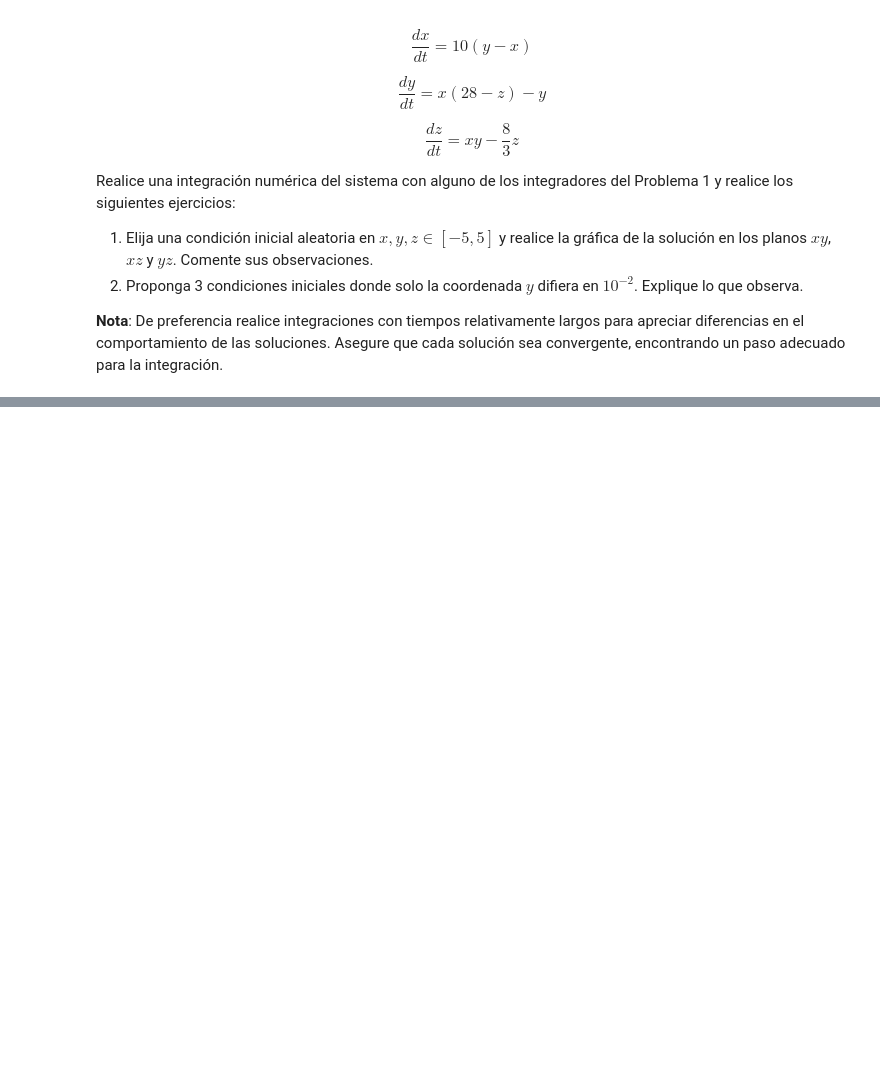
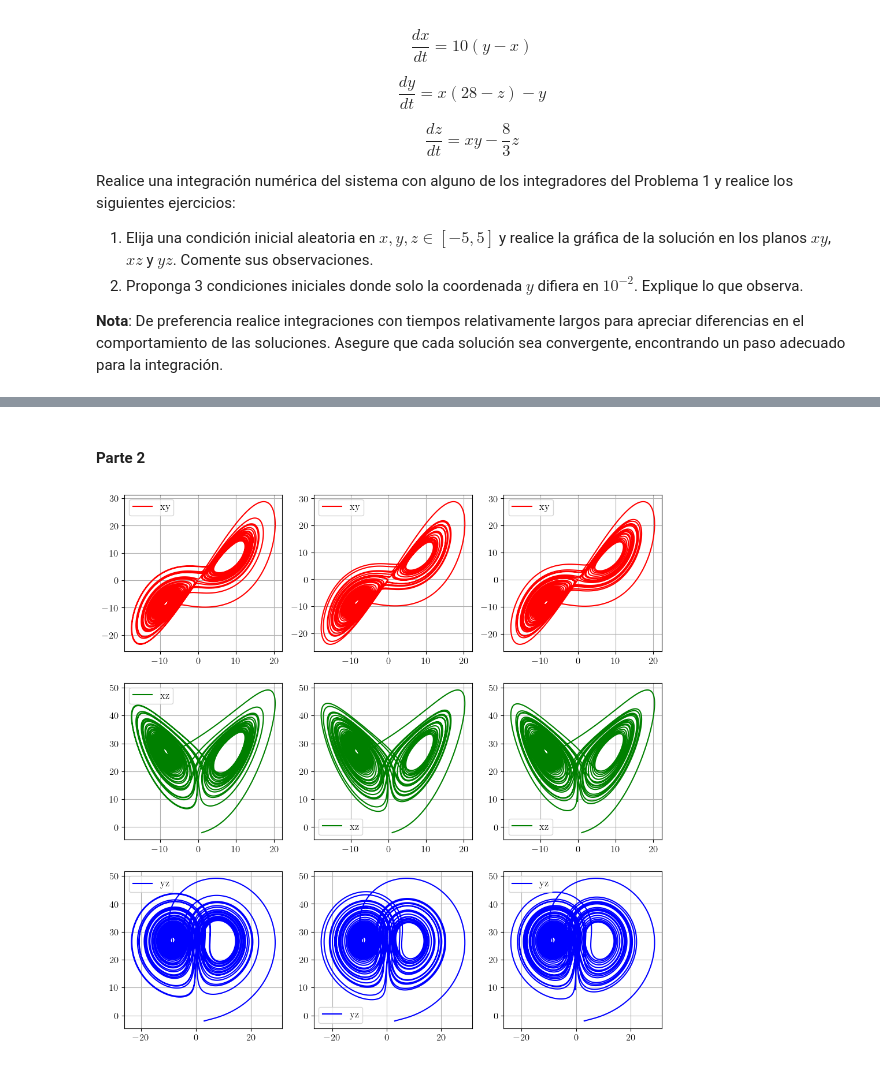
Before and after one commit to tamoaltas/FIS-COMP, a Jupyter notebook: tareas/tarea_3_Vidal_Tamayo_Tamez_Roman_Tamez.ipynb, the cells around one changed output, grey strips where cells are left out. Saved outputs shown, nothing was run; the diff lists cells and outputs as text; code cells hidden in the pictures; blank space fills up the shorter version.

```diff
--- a/tareas/tarea_3_Vidal_Tamayo_Tamez_Roman_Tamez.ipynb
+++ b/tareas/tarea_3_Vidal_Tamayo_Tamez_Roman_Tamez.ipynb
@@ -414,15 +446,2 @@ y0s = [
 
 sols = [integrar_RK4(edo_4, t0, ini, tf, h) for ini in y0s]
-# %%
-for tysol in sols:
-    t, sol = tysol
-
-    print(sol[-1,0])
-    print(sol[-1,1])
-    print(sol[-1,2])
-
-    plt.plot(sol[:, 0], sol[:, 1], color='r', label='xy')
-    plt.plot(sol[:, 0], sol[:, 2], color='g', label='xz')
-    plt.plot(sol[:, 1], sol[:, 2], color='b', label='yz')
-    plt.legend(), plt.grid()
-    plt.show()
@@ -441,0 +448,27 @@ for tysol in sols:
+# %% [markdown]
+#### Parte 2
+# %%
+info = [
+    [[0,1], 'r', 'xy'],
+    [[0,2], 'g', 'xz'],
+    [[1,2], 'b', 'yz']
+]
+
+# Graficas
+fig, axes = plt.subplots(3, 3, figsize=(12, 12))
+for i in range(len(sols)):
+    t, sol = sols[i]
+
+    for j in range(len(info)):
+        row = info[j]
+        axes[j,i].plot(sol[:, row[0][0]], sol[:, row[0][1]], color=row[1], label=row[2])
+        axes[j,i].legend(), axes[j,i].grid()
+
+plt.show()
+
+
+print(sols[-1,0])
+print(sols[-1,1])
+print(sols[-1,2])
+# %% [output]
+[figure, added]
```
Also changed, not shown: parts of 21 cells of this notebook, 1 other file.
